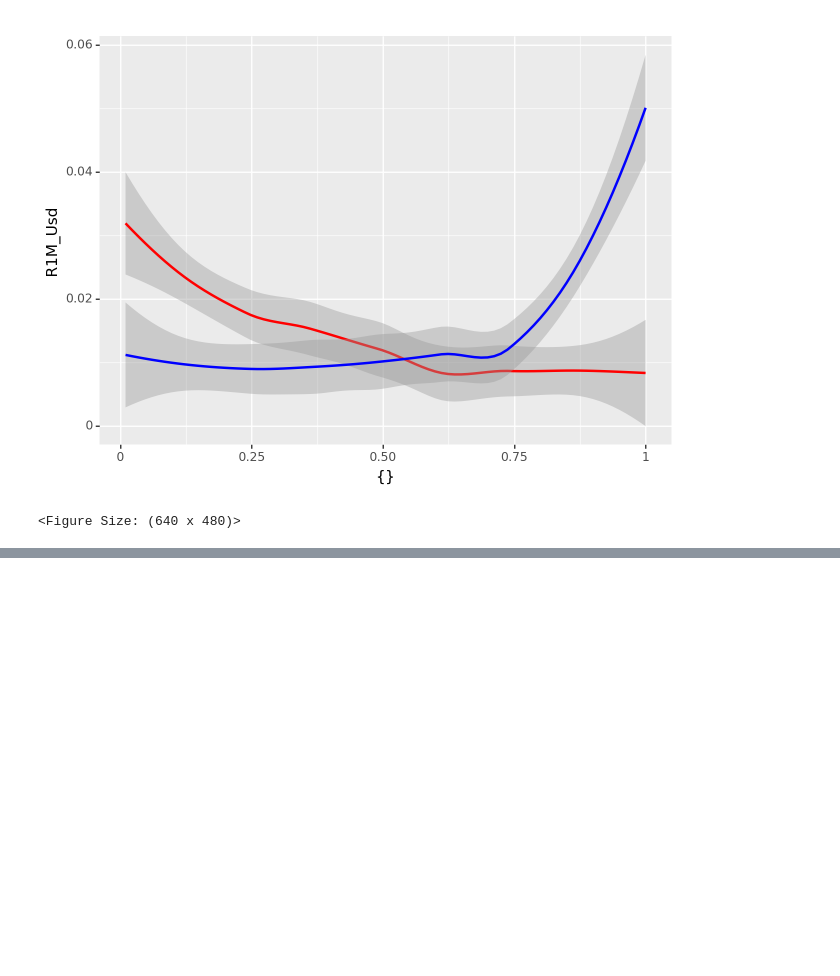
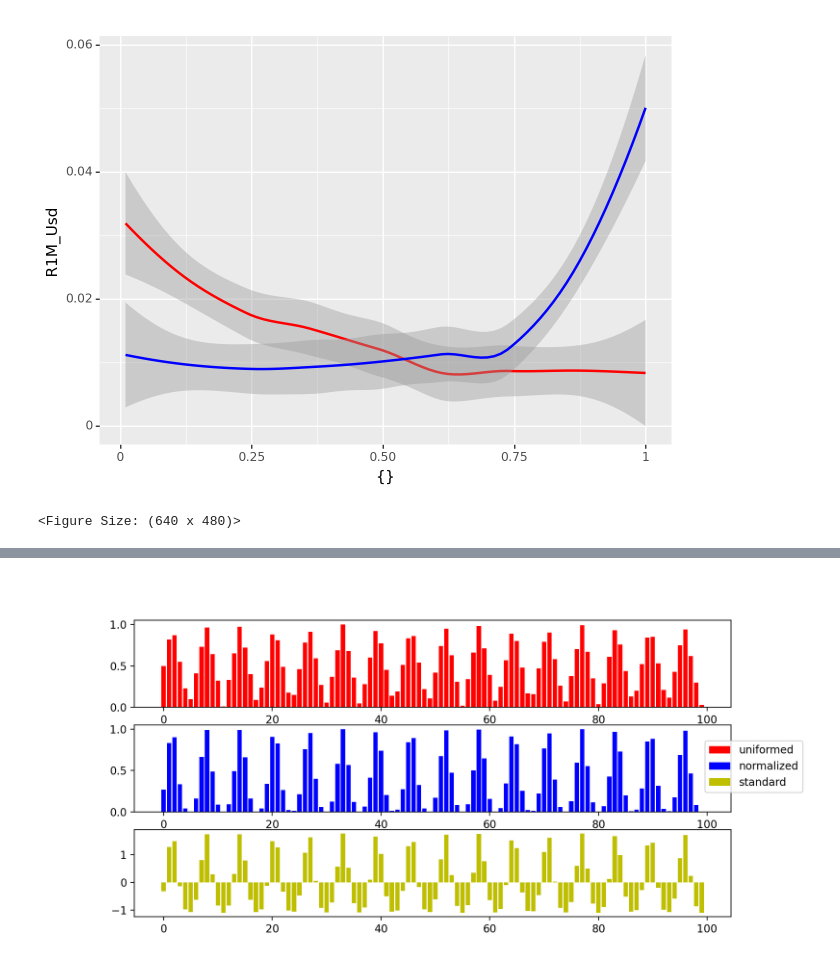
Before and after one commit to dionysos137/ml-factor-py, a Jupyter notebook: 4_data_preprocessing.ipynb, the cells around one changed output, grey strips where cells are left out. Drawn from its saved outputs; the diff is of its cells as text; code cells hidden in the pictures; blank space fills up the shorter version.

```diff
--- a/4_data_preprocessing.ipynb
+++ b/4_data_preprocessing.ipynb
@@ -43,0 +54,19 @@ ax = plt.hist(acfs, bins=60, range=(0,1))
+# %%
+# we rescale the data in three ways
+#1. uniformize
+x_unif = ECDF(x)(x)
+#2 renormalize it between 0 and 1
+x_norm_0_1 = (x - min(x)) / (max(x)-min(x))
+x_std = (x - np.mean(x))/np.std(x)
+
+fig, ax = plt.subplots(3,1, figsize=[10,5])
+p1 = ax[0].bar(index,height=x_unif, color='r')
+
+p2 = ax[1].bar(index,height=x_norm_0_1, color='b')
+
+p3 = ax[2].bar(index,height=x_std, color="y")
+
+fig.legend([p1,p2,p3], labels=["uniformed", "normalized", "standard"],loc='right')
+plt.show()
+# %% [output]
+[figure, added]
```
Also changed, not shown: parts of 12 cells of this notebook.
